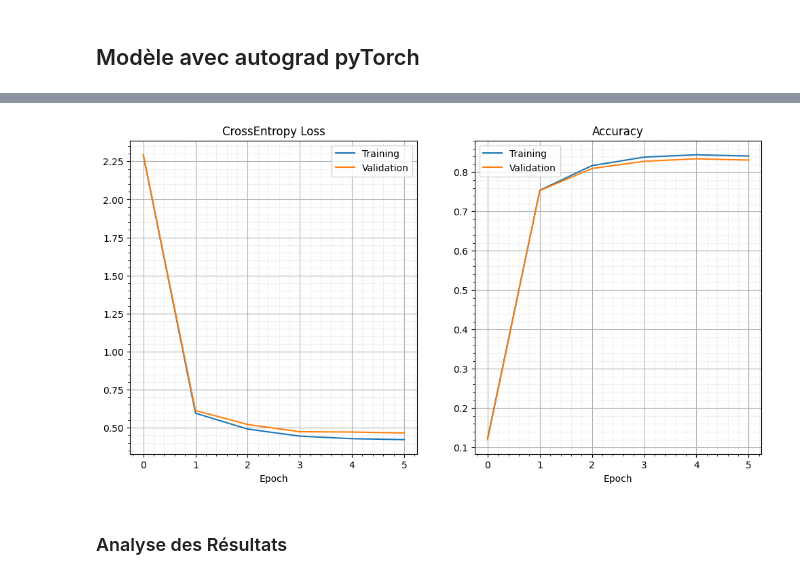
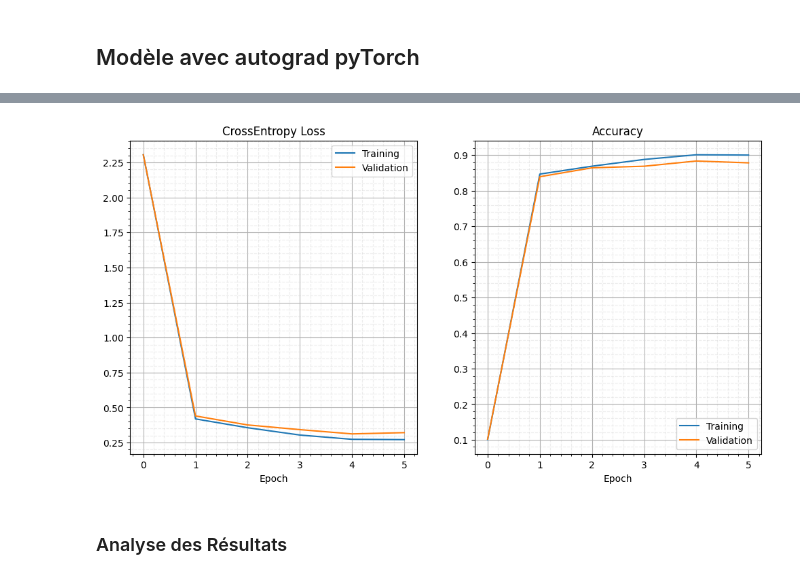
Before and after one commit to Alexndrs/Bayesian-Network-exploration, a Jupyter notebook: INF8225_TP1_H25.ipynb, the cells around one changed output, grey strips where cells are left out. Cells and saved outputs as stored; diff of their text form; code cells hidden in the pictures.

```diff
--- a/INF8225_TP1_H25.ipynb
+++ b/INF8225_TP1_H25.ipynb
@@ -615,7 +617,7 @@ Implémentez Adam, répétez les deux étapes précédentes (recherche d'hyperpa
 # Montrez les résultats pour différents nombre de couche, e.g. 1, 3, 5, et différent nombres de neurone, e.g. 25, 100, 300, 500, 1000.
 depth_list = [1,3,5]   # Define ranges in a list
 width_list = [25, 100, 300, 500, 1000]   # Define ranges in a list
-lr = 0.05           # Some value
+lr = 0.001           # Some value
 batch_size = 500   # Some value
 
 with torch.no_grad():
@@ -660,9 +662,9 @@ depth\width  | 25 | 100 | 300 | 500 | 1000
 # %%
 # ADAM
 # Montrez les résultats pour la meilleure configuration trouvez ci-dessus.
-depth = 1    # TODO: Vous devez modifier cette valeur avec la meilleur que vous avez eu.
-width = 300    # TODO: Vous devez modifier cette valeur avec la meilleur que vous avez eu.
-lr = 0.05           # Some value
+depth = 3    # TODO: Vous devez modifier cette valeur avec la meilleur que vous avez eu.
+width = 500    # TODO: Vous devez modifier cette valeur avec la meilleur que vous avez eu.
+lr = 0.001           # Some value
 batch_size = 500   # Some value
 
 with torch.no_grad():
@@ -845,7 +857,7 @@ validation accuracy = 10.367
 # %%
-depth = 1
-width = 300
-lr = 0.05
+depth = 3
+width = 1000
+lr = 0.001
 batch_size = 500
 
 data_loader_train, data_loader_val, data_loader_test = get_fashion_mnist_dataloaders(val_percentage=0.1, batch_size=batch_size)
@@ -876,4 +888,4 @@ Accuracy : 82.880
-[figure, old version]
+[figure, new version]
 # %% [markdown]
 ### Analyse des Résultats
 # %% [markdown]
```
Also changed, not shown: parts of 12 cells of this notebook.
